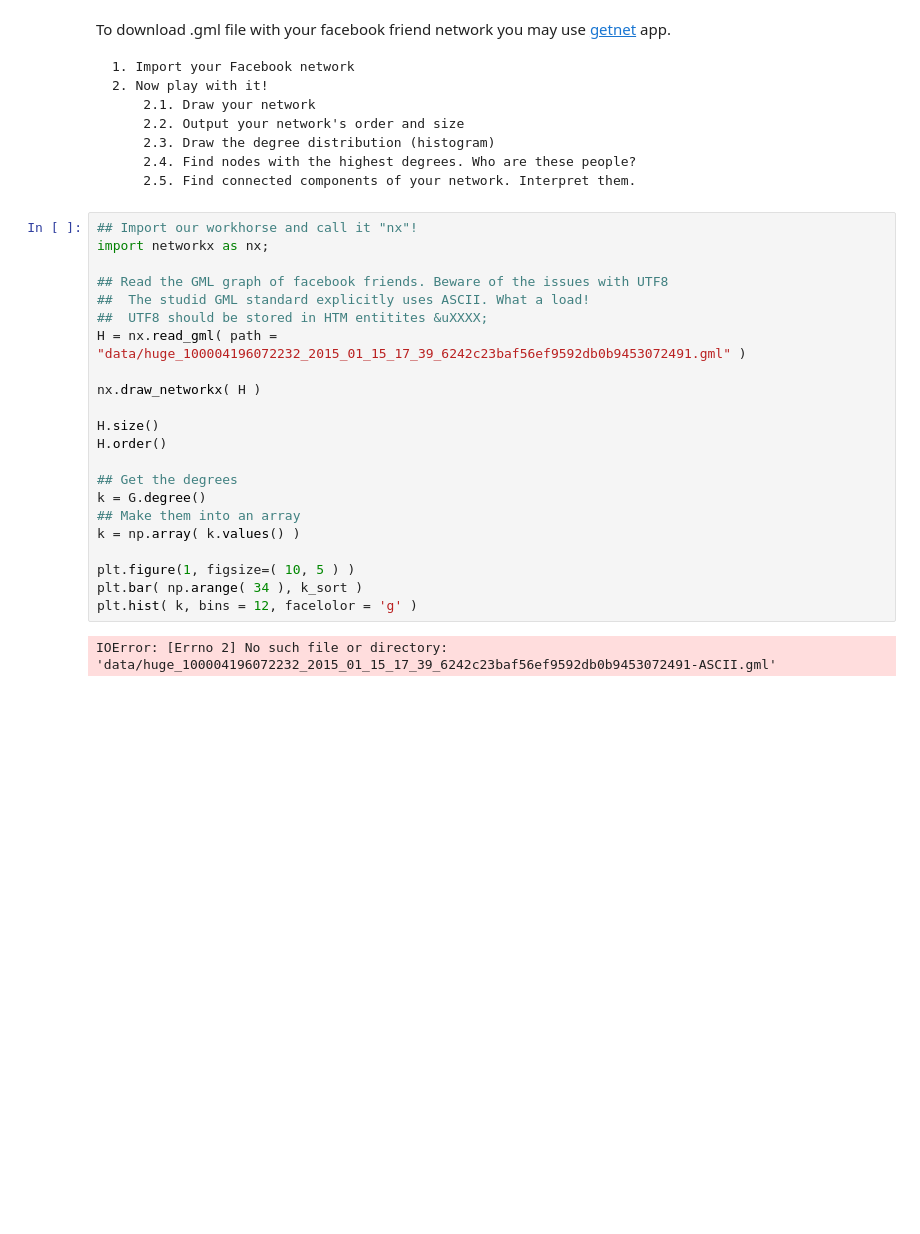
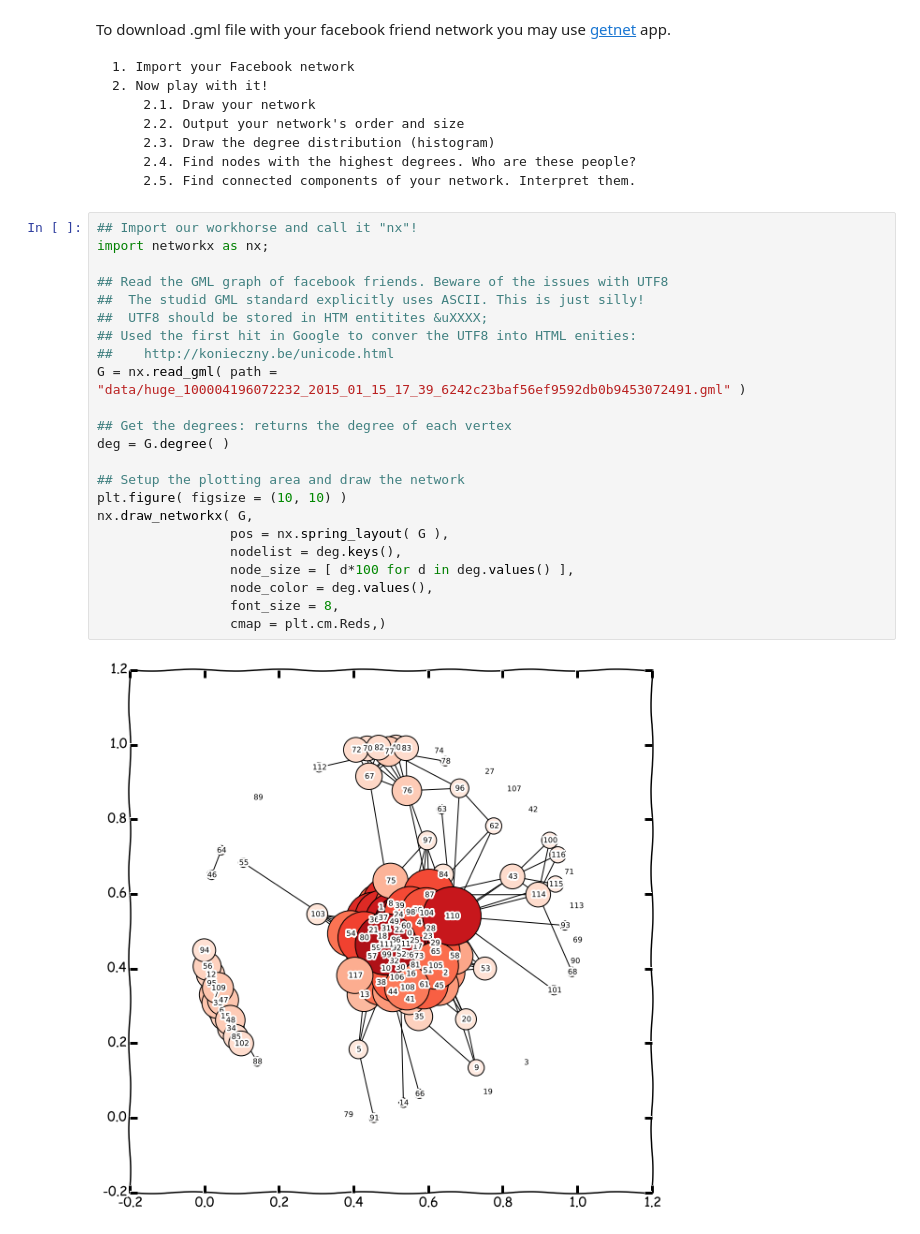
Before and after one commit to ivannz/study_notes, a Jupyter notebook: year_14_15/spring_2015/netwrok_analysis/notebooks/setting_envrmt.ipynb, the cells around one changed output. Saved outputs shown, nothing was run; the diff lists cells and outputs as text; blank space fills up the shorter version.

Commit message:
Finished the first 'homework' and edited a line in the notes.

```diff
--- a/year_14_15/spring_2015/netwrok_analysis/notebooks/setting_envrmt.ipynb
+++ b/year_14_15/spring_2015/netwrok_analysis/notebooks/setting_envrmt.ipynb
@@ -199,24 +199,25 @@ To download .gml file with your facebook friend network you may use [getnet](htt
 # %%
 ## Import our workhorse and call it "nx"!
 import networkx as nx;
 
 ## Read the GML graph of facebook friends. Beware of the issues with UTF8
-##  The studid GML standard explicitly uses ASCII. What a load!
+##  The studid GML standard explicitly uses ASCII. This is just silly!
 ##  UTF8 should be stored in HTM entitites &uXXXX;
-H = nx.read_gml( path = "data/huge_100004196072232_2015_01_15_17_39_6242c23baf56ef9592db0b9453072491.gml" )
+## Used the first hit in Google to conver the UTF8 into HTML enities:
+##    http://konieczny.be/unicode.html
+G = nx.read_gml( path = "data/huge_100004196072232_2015_01_15_17_39_6242c23baf56ef9592db0b9453072491.gml" )
 
-nx.draw_networkx( H )
+## Get the degrees: returns the degree of each vertex
+deg = G.degree( )
 
-H.size()
-H.order()
-
-## Get the degrees
-k = G.degree()
-## Make them into an array
-k = np.array( k.values() )
-
-plt.figure(1, figsize=( 10, 5 ) )
-plt.bar( np.arange( 34 ), k_sort )
-plt.hist( k, bins = 12, facelolor = 'g' )
+## Setup the plotting area and draw the network
+plt.figure( figsize = (10, 10) )
+nx.draw_networkx( G,
+                 pos = nx.spring_layout( G ),
+                 nodelist = deg.keys(),
+                 node_size = [ d*100 for d in deg.values() ],
+                 node_color = deg.values(),
+                 font_size = 8,
+                 cmap = plt.cm.Reds,)
 # %% [output]
-IOError: [Errno 2] No such file or directory: 'data/huge_100004196072232_2015_01_15_17_39_6242c23baf56ef9592db0b9453072491-ASCII.gml'
+[figure, added]
```
Also changed, not shown: parts of 6 cells of this notebook, 2 other files.
